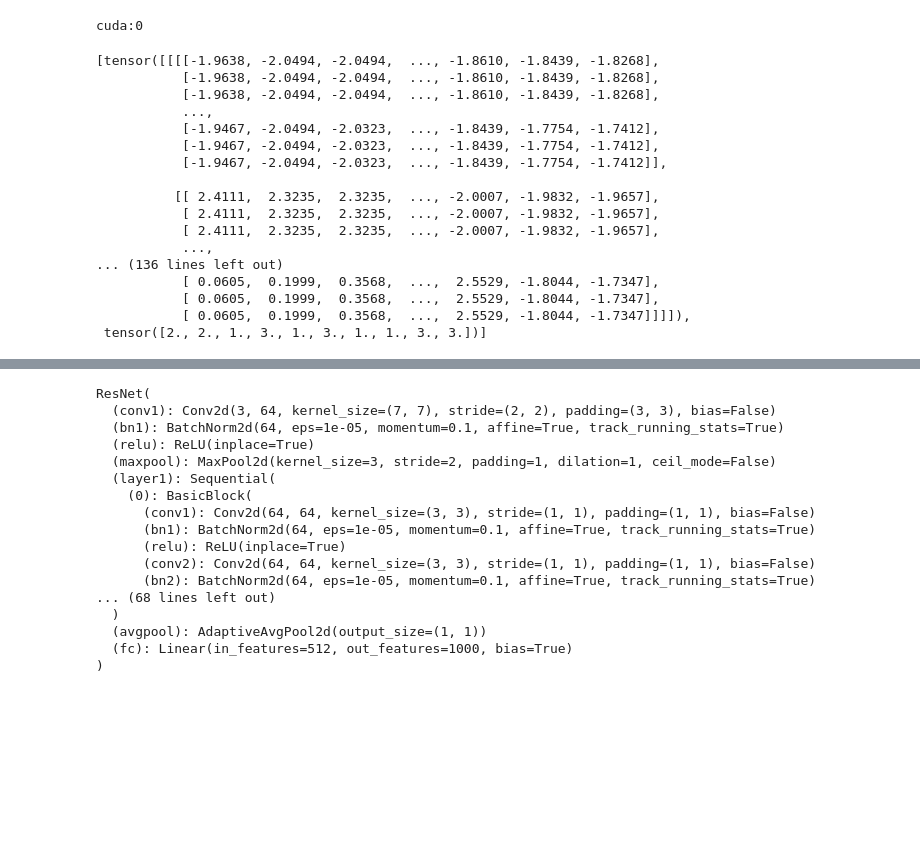
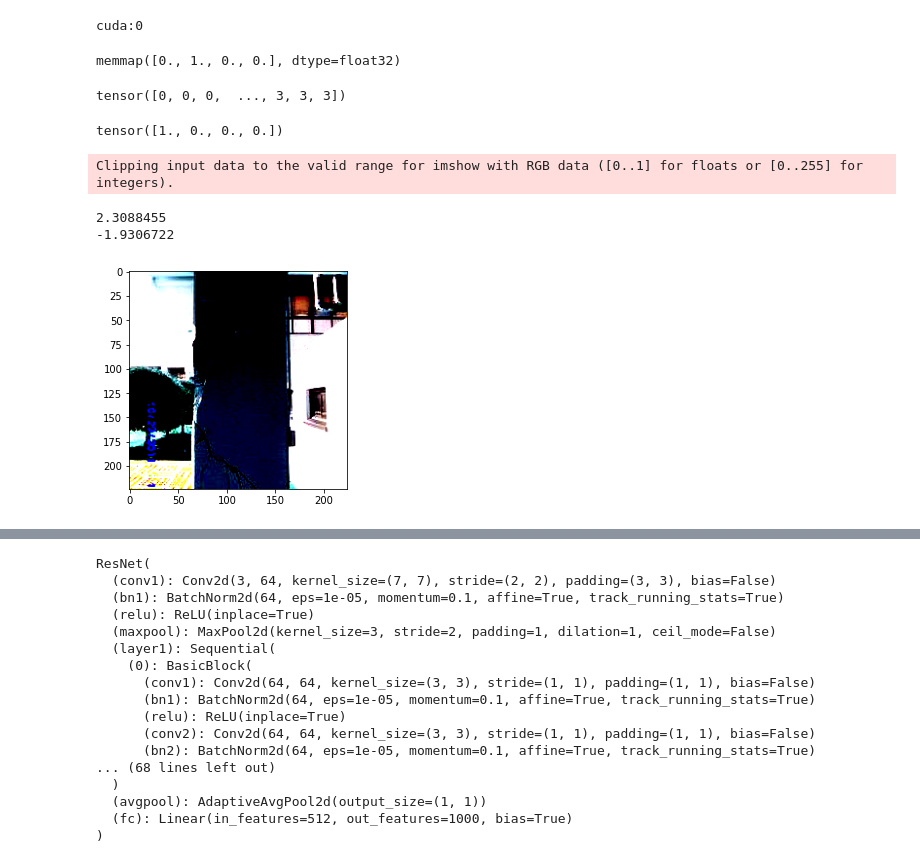
Before and after one commit to Kurt9806/MLCEE-Project-Task7, a Jupyter notebook: Copy_of_EDA_Task_7.ipynb, the cells around one changed output, grey strips where cells are left out. Cells and saved outputs as stored; diff of their text form; code cells hidden in the pictures; blank space fills up the shorter version.

```diff
--- a/Copy_of_EDA_Task_7.ipynb
+++ b/Copy_of_EDA_Task_7.ipynb
@@ -104,21 +125,22 @@ class Dataset(torch.utils.data.Dataset):
         You can implement additional transforms that will augment your training data like random horizontal or vertical flip
         """
         #You code after this line
-        self.X = X.astype(np.uint8)
+        self.X = np.copy(X)
 
         #self.X = torch.from_numpy(X.astype(np.uint8))
 
-        self.X = self.X[:,[1,2,0]]
-        self.y = torch.from_numpy(y)
+        #self.y = torch.from_numpy(y)
+        self.y = torch.from_numpy(np.argmax(y,axis=1))
 
         # Transformations
-        self.transform = transforms.Compose([transforms.Resize((224,224)),transforms.ToTensor(),transforms.Normalize(mean=[0.485, 0.456, 0.406],std=[0.229, 0.224, 0.225])])
+        self.transform = transforms.Compose([transforms.Resize((224,224)),transforms.ToTensor(),
+                                             transforms.Normalize(mean=[0.485, 0.456, 0.406],std=[0.229, 0.224, 0.225])])
 
         # Combine data
         data = []
         N = X.shape[0]
         for i in range(N):
-          data.append([np.argmax(self.y[i]).float(), self.X[i]])
+          data.append([self.y[i].float(), self.X[i]])
 
         self.dataset = pd.DataFrame(data, columns=['Label', 'Image_array'])
 
@@ -155,38 +177,43 @@ class Dataset(torch.utils.data.Dataset):
           tensor_image = self.transform(image)
 
         return tensor_image,label
+# %%
+y_train[1000]
+# %% [output]
+memmap([0., 1., 0., 0.], dtype=float32)
+# %%
+torch.from_numpy(np.argmax(y_train,axis=1))
+# %% [output]
+tensor([0, 0, 0,  ..., 3, 3, 3])
 # %%
 #Do not edit this cell
 #Here we are creating an insatance of the 'CEE498_Concrete_dataset' class you defined for the
 #Training set
-train_dataset=Dataset(data_train,y_train)
+train_dataset=Dataset(new_data_train,y_train)
 #This line defines a dataloader that will use the the instance 'train_dataset' and combines multiple examples
 #to form a mini batch of size 'batch_size'
 train_dataloader=torch.utils.data.DataLoader(train_dataset, batch_size=10, shuffle=True)
 
 #Here we are creating an insatance of the 'CEE498_Concrete_dataset' class you defined for the
 #Test set
-test_dataset=Dataset(data_test,y_test)
+test_dataset=Dataset(new_data_test,y_test)
 #This line defines a dataloader that will use the the instance 'test_dataset' and combines multiple examples
 #to form a mini batch of size 'batch_size'
 test_dataloader=torch.utils.data.DataLoader(test_dataset, batch_size=10, shuffle=True)
-# %%
-next(iter(train_dataloader))
-# %% [output]
-[tensor([[[[-1.9638, -2.0494, -2.0494,  ..., -1.8610, -1.8439, -1.8268],
-           [-1.9638, -2.0494, -2.0494,  ..., -1.8610, -1.8439, -1.8268],
-           [-1.9638, -2.0494, -2.0494,  ..., -1.8610, -1.8439, -1.8268],
-           ...,
-           [-1.9467, -2.0494, -2.0323,  ..., -1.8439, -1.7754, -1.7412],
-           [-1.9467, -2.0494, -2.0323,  ..., -1.8439, -1.7754, -1.7412],
-           [-1.9467, -2.0494, -2.0323,  ..., -1.8439, -1.7754, -1.7412]],
-
-          [[ 2.4111,  2.3235,  2.3235,  ..., -2.0007, -1.9832, -1.9657],
-           [ 2.4111,  2.3235,  2.3235,  ..., -2.0007, -1.9832, -1.9657],
-           [ 2.4111,  2.3235,  2.3235,  ..., -2.0007, -1.9832, -1.9657],
-           ...,
-... (136 lines left out)
-           [ 0.0605,  0.1999,  0.3568,  ...,  2.5529, -1.8044, -1.7347],
-           [ 0.0605,  0.1999,  0.3568,  ...,  2.5529, -1.8044, -1.7347],
-           [ 0.0605,  0.1999,  0.3568,  ...,  2.5529, -1.8044, -1.7347]]]]),
- tensor([2., 2., 1., 3., 1., 3., 1., 1., 3., 3.])]
+# %%
+torch.from_numpy(y_test)[1]
+# %% [output]
+tensor([1., 0., 0., 0.])
+# %%
+import matplotlib.pyplot as plt
+a,b = train_dataset.__getitem__(1)
+A = a.detach().numpy()
+A = np.transpose(A, axes=[1,2,0])
+plt.imshow(A)
+print(np.max(A))
+print(np.min(A))
+# %% [output]
+Clipping input data to the valid range for imshow with RGB data ([0..1] for floats or [0..255] for integers).
+2.3088455
+-1.9306722
+[figure, added]
```
Also changed, not shown: parts of 30 cells of this notebook.
